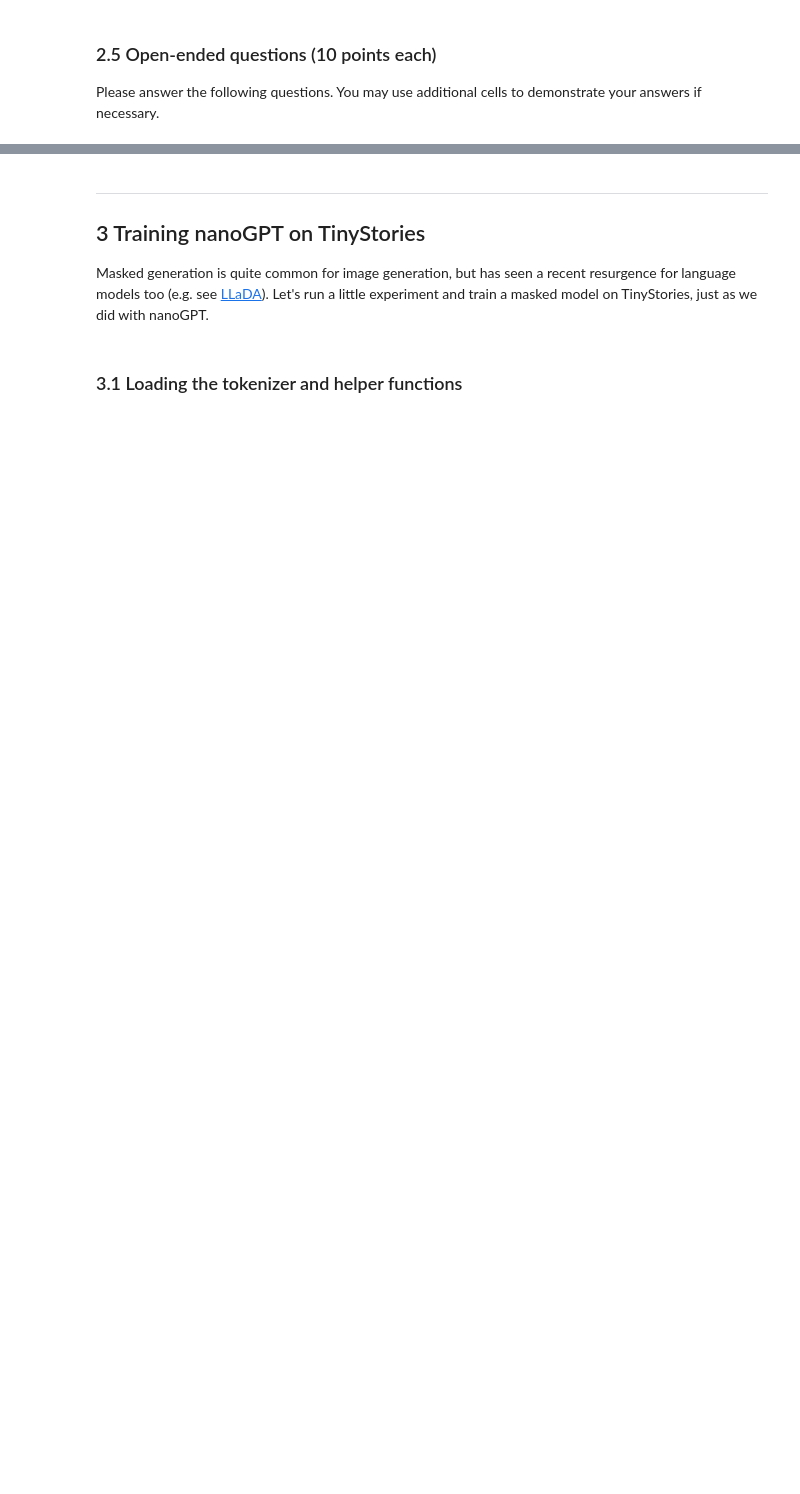
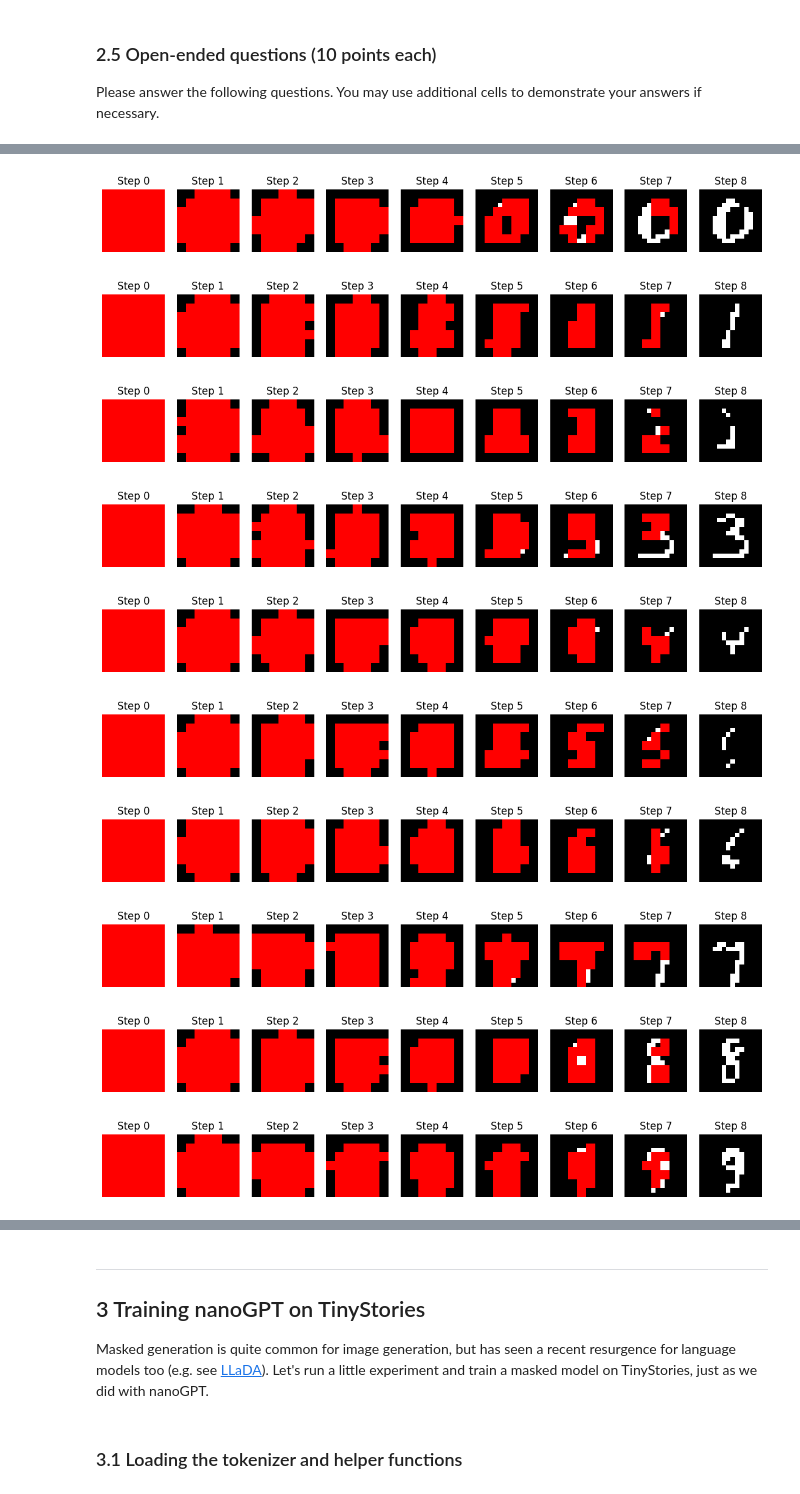
Before and after one commit to julessilvestre/Foundations_models_2026, a Jupyter notebook: nano4M/notebooks/COM304_FM_part2_nanoMaskGIT.ipynb, the cells around one changed output, grey strips where cells are left out. Saved outputs shown, nothing was run; the diff lists cells and outputs as text; code cells hidden in the pictures; blank space fills up the shorter version.

Commit message:
NanoMaskGIT finished

```diff
--- a/nano4M/notebooks/COM304_FM_part2_nanoMaskGIT.ipynb
+++ b/nano4M/notebooks/COM304_FM_part2_nanoMaskGIT.ipynb
@@ -230,7 +227,7 @@ You will get 10 points if the outputs look reasonable (similar to the sample out
 
 Hint: You can also load intermediate safetensors checkpoints to check the progress during training.
 # %%
-ckpt_path = './nano4M/outputs/nanoMaskGIT/mnist_d8w512/checkpoint-final.safetensors'
+ckpt_path = './outputs/nanoMaskGIT/mnist_d8w512/checkpoint-final.safetensors'
 model = load_model_from_safetensors(ckpt_path, device=device)
 print(f'{model.get_num_params() / 10**6}M parameters')
 # %% [output]
@@ -289,5 +295,60 @@ Please answer the following questions. You may use additional cells to demonstra
 # %%
-# Fill your answer here
+def visualize_colored_mask(model, num_steps=8, temp=0.7, top_p=0.9, top_k=0.0, label=3):
+    fig = plt.figure(figsize=(14, 3))
+    grid = ImageGrid(fig, 111, nrows_ncols=(1, num_steps + 1), axes_pad=0.2)
+
+    seq = torch.zeros(50, dtype=torch.long, device=device)
+    mask = torch.ones(50, dtype=torch.bool, device=device)
+    seq[0] = label
+    mask[0] = False
+
+    seq_history, mask_history = model.generate(
+        seq,
+        mask,
+        num_steps=num_steps,
+        temp=temp,
+        top_p=top_p,
+        top_k=top_k,
+        return_history=True,
+    )
+
+    for step in range(seq_history.shape[0]):
+        seq_step = seq_history[step:step + 1].to(device)
+        mask_step = mask_history[step]
+
+        reconst = detokenize_MNIST(seq_step, patch_size=2, account_for_labels=True).cpu()
+        img = reconst[0] #(28, 28)
+
+        patch_mask = mask_step[1:].reshape(7, 7).float()
+        patch_mask = patch_mask.repeat_interleave(2, dim=0).repeat_interleave(2, dim=1)
+
+        rgb = torch.stack([img, img, img], dim=-1)
+
+        mask_bool = patch_mask.bool()
+
+        rgb[mask_bool, 0] = 1.0
+        rgb[mask_bool, 1] = 0.0
+        rgb[mask_bool, 2] = 0.0
+
+        grid[step].imshow(rgb, interpolation="nearest")
+        grid[step].set_title(f"Step {step}")
+        grid[step].axis("off")
+
+    plt.show()
+
+for i in range(10):
+    visualize_colored_mask(model, num_steps=8, temp=0.7, top_p=0.9, top_k=0.0, label=i)
+# %% [output]
+[figure, added]
+[figure, added]
+[figure, added]
+[figure, added]
+[figure, added]
+[figure, added]
+[figure, added]
+[figure, added]
+[figure, added]
+[figure, added]
 # %% [markdown]
 #### 2.5.2 Number of inference steps
 
```
Also changed, not shown: parts of 18 cells of this notebook.
